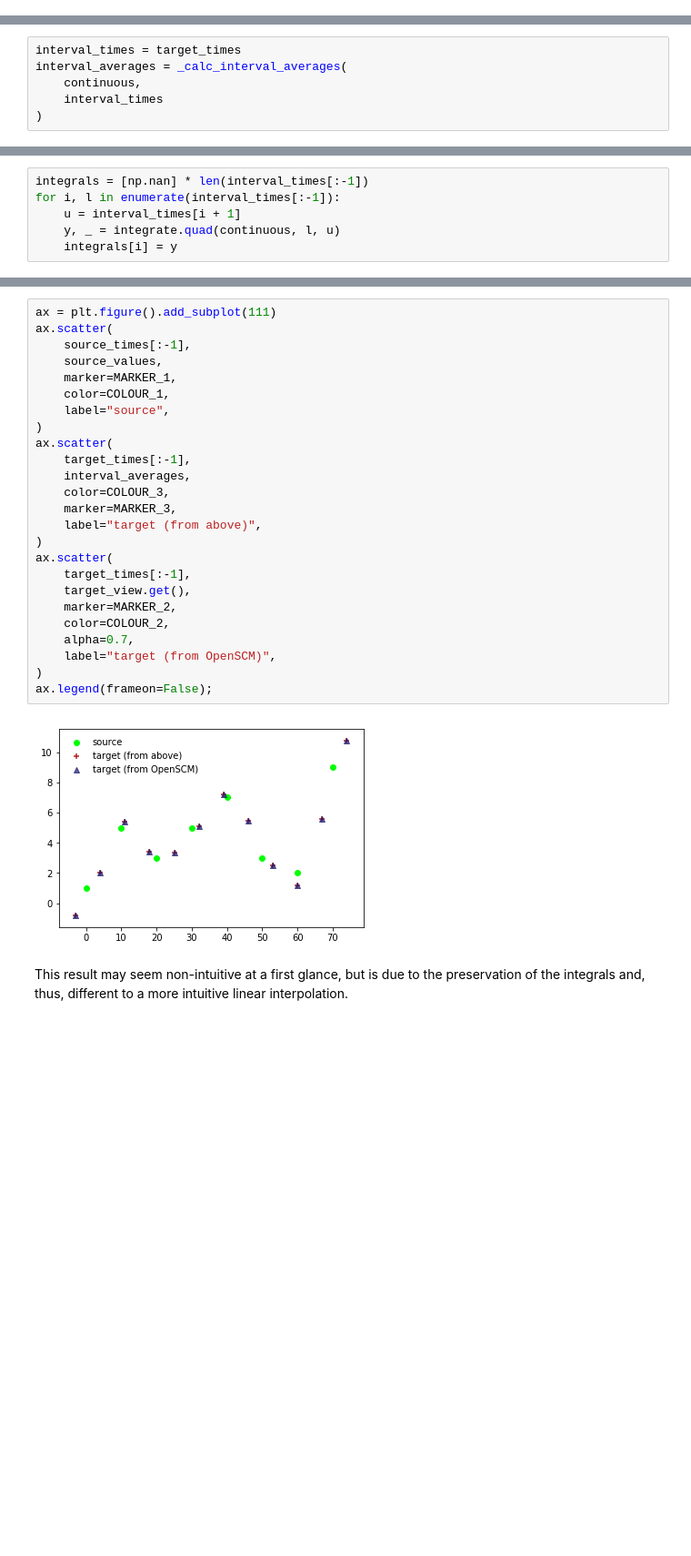
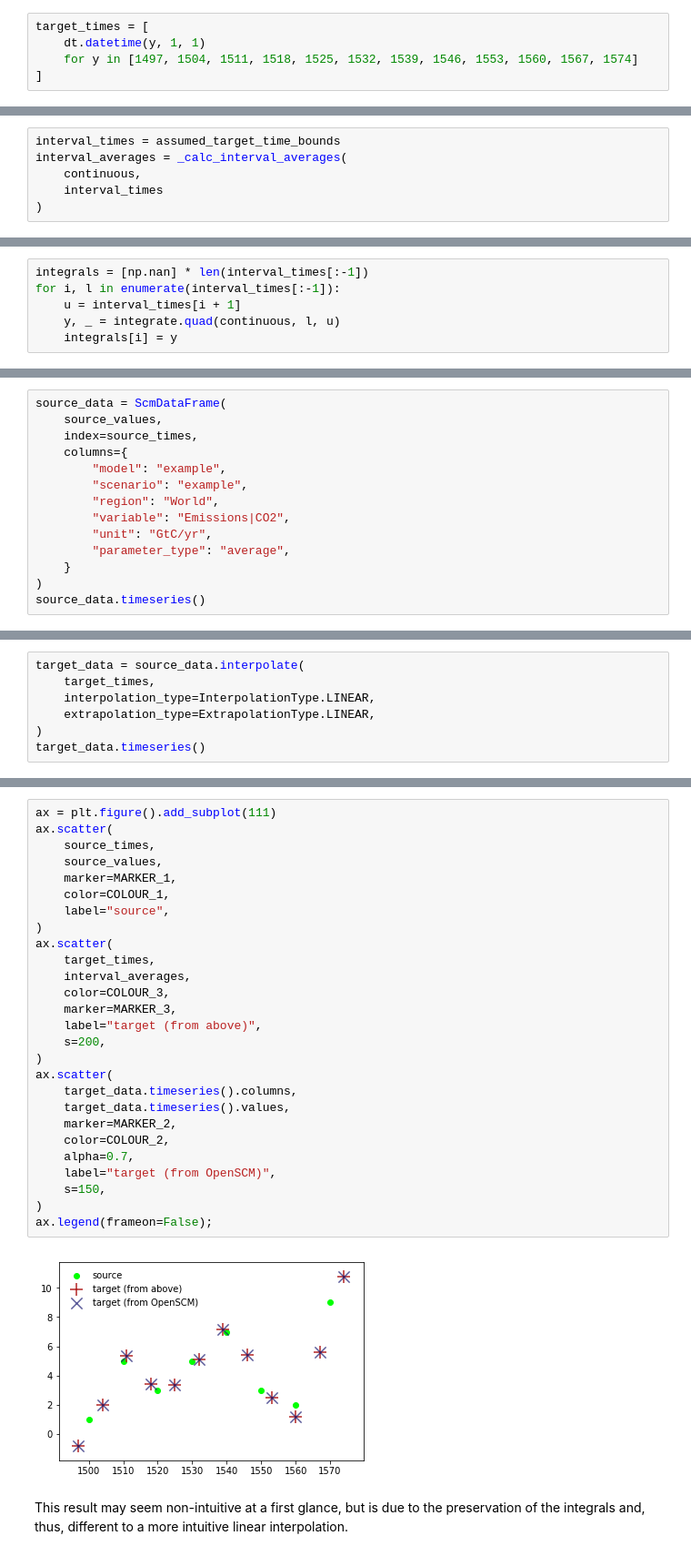
Before and after one commit to openscm/openscm, a Jupyter notebook: notebooks/timeseries-conversion.ipynb, the cells around one changed output, grey strips where cells are left out. Shown at 91% size. Cells and saved outputs as stored; diff of their text form; blank space fills up the shorter version.

```diff
--- a/notebooks/timeseries-conversion.ipynb
+++ b/notebooks/timeseries-conversion.ipynb
@@ -362,3 +437,8 @@ target_view = paras.get_timeseries_view(
+# %%
+target_times = [
+    dt.datetime(y, 1, 1)
+    for y in [1497, 1504, 1511, 1518, 1525, 1532, 1539, 1546, 1553, 1560, 1567, 1574]
+]
 # %% [markdown]
 ### Conversion
 
@@ -410,5 +550,5 @@ In a second step, we calculate the target values by determining all the interval
 # %%
-interval_times = target_times
+interval_times = assumed_target_time_bounds
 interval_averages = _calc_interval_averages(
     continuous,
     interval_times
@@ -508,0 +641,14 @@ array([-0.8       ,  2.02142857,  5.37857143,  3.42857143,  3.34285714,
+# %%
+source_data = ScmDataFrame(
+    source_values,
+    index=source_times,
+    columns={
+        "model": "example",
+        "scenario": "example",
+        "region": "World",
+        "variable": "Emissions|CO2",
+        "unit": "GtC/yr",
+        "parameter_type": "average",
+    }
+)
+source_data.timeseries()
@@ -508,0 +659,7 @@ array([-0.8       ,  2.02142857,  5.37857143,  3.42857143,  3.34285714,
+# %%
+target_data = source_data.interpolate(
+    target_times,
+    interpolation_type=InterpolationType.LINEAR,
+    extrapolation_type=ExtrapolationType.LINEAR,
+)
+target_data.timeseries()
@@ -509,29 +670,31 @@ array([-0.8       ,  2.02142857,  5.37857143,  3.42857143,  3.34285714,
 # %%
 ax = plt.figure().add_subplot(111)
 ax.scatter(
-    source_times[:-1],
+    source_times,
     source_values,
     marker=MARKER_1,
     color=COLOUR_1,
     label="source",
 )
 ax.scatter(
-    target_times[:-1],
+    target_times,
     interval_averages,
     color=COLOUR_3,
     marker=MARKER_3,
     label="target (from above)",
+    s=200,
 )
 ax.scatter(
-    target_times[:-1],
-    target_view.get(),
+    target_data.timeseries().columns,
+    target_data.timeseries().values,
     marker=MARKER_2,
     color=COLOUR_2,
     alpha=0.7,
     label="target (from OpenSCM)",
+    s=150,
 )
 ax.legend(frameon=False);
 # %% [output]
-[figure, old version]
+[figure, new version]
 # %% [markdown]
 This result may seem non-intuitive at a first glance, but is due to the preservation of the integrals and, thus, different to a more intuitive linear interpolation.
```
Also changed, not shown: parts of 69 cells of this notebook, 9 other files.
